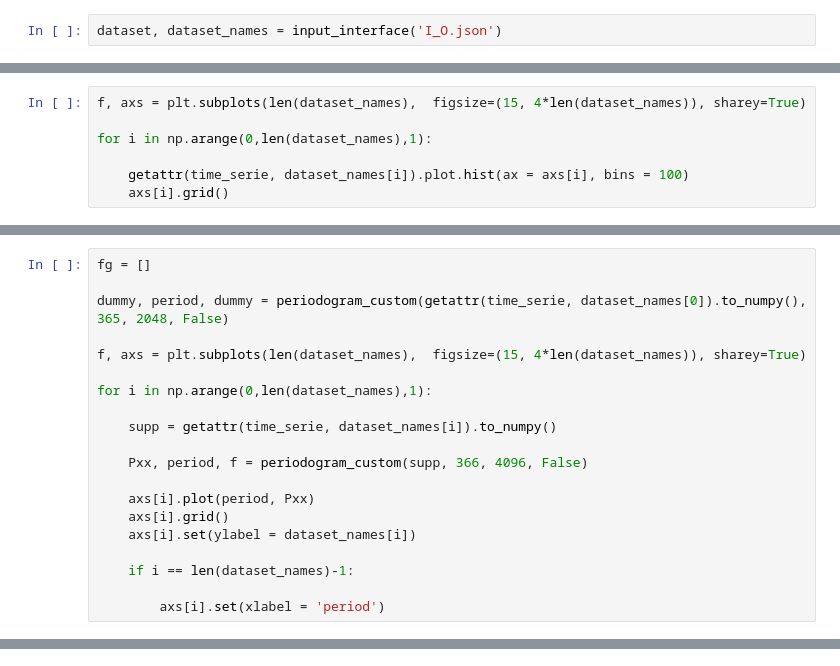
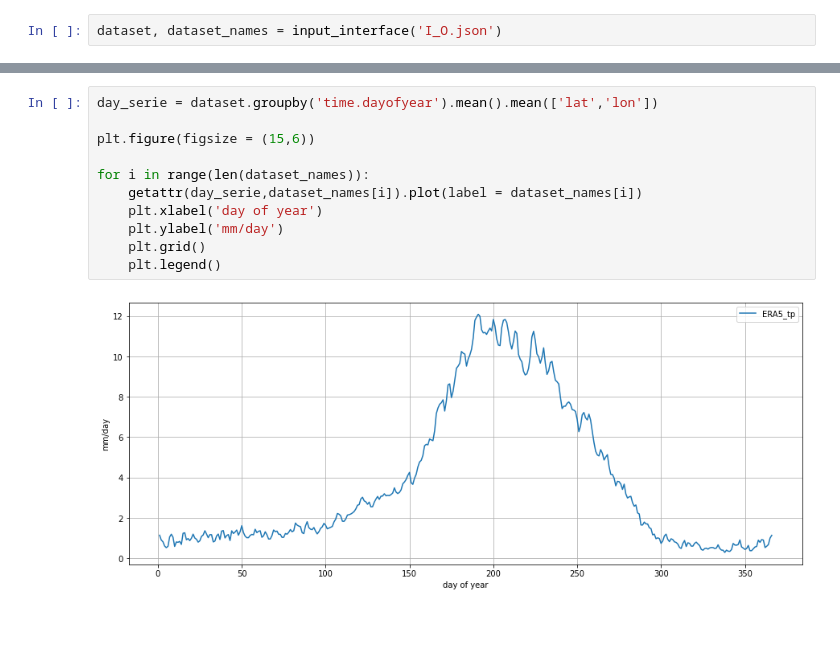
Before and after one commit to jacopograssi97/tesi_scripts, a Jupyter notebook: scripts_jup/basic_statistic.ipynb, the cells around one changed output, grey strips where cells are left out. Drawn from its saved outputs; the diff is of its cells as text; blank space fills up the shorter version.

```diff
--- a/scripts_jup/basic_statistic.ipynb
+++ b/scripts_jup/basic_statistic.ipynb
@@ -61,7 +20,0 @@ for i in np.arange(0,len(dataset_names),1):
-# %%
-f, axs = plt.subplots(len(dataset_names),  figsize=(15, 4*len(dataset_names)), sharey=True)
-
-for i in np.arange(0,len(dataset_names),1):
-
-    getattr(time_serie, dataset_names[i]).plot.hist(ax = axs[i], bins = 100)
-    axs[i].grid()
@@ -70,20 +20,0 @@ for i in np.arange(0,len(dataset_names),1):
-# %%
-fg = []
-
-dummy, period, dummy = periodogram_custom(getattr(time_serie, dataset_names[0]).to_numpy(), 365, 2048, False)
-
-f, axs = plt.subplots(len(dataset_names),  figsize=(15, 4*len(dataset_names)), sharey=True)
-
-for i in np.arange(0,len(dataset_names),1):
-
-    supp = getattr(time_serie, dataset_names[i]).to_numpy()
-
-    Pxx, period, f = periodogram_custom(supp, 366, 4096, False)
-
-    axs[i].plot(period, Pxx)
-    axs[i].grid()
-    axs[i].set(ylabel = dataset_names[i])
-
-    if i == len(dataset_names)-1:
-
-        axs[i].set(xlabel = 'period')
@@ -91,0 +21,13 @@ for i in np.arange(0,len(dataset_names),1):
+# %%
+day_serie = dataset.groupby('time.dayofyear').mean().mean(['lat','lon'])
+
+plt.figure(figsize = (15,6))
+
+for i in range(len(dataset_names)):
+    getattr(day_serie,dataset_names[i]).plot(label = dataset_names[i])
+    plt.xlabel('day of year')
+    plt.ylabel('mm/day')
+    plt.grid()
+    plt.legend()
+# %% [output]
+[figure, added]
```
Also changed, not shown: parts of 9 cells of this notebook, 9 other files.
